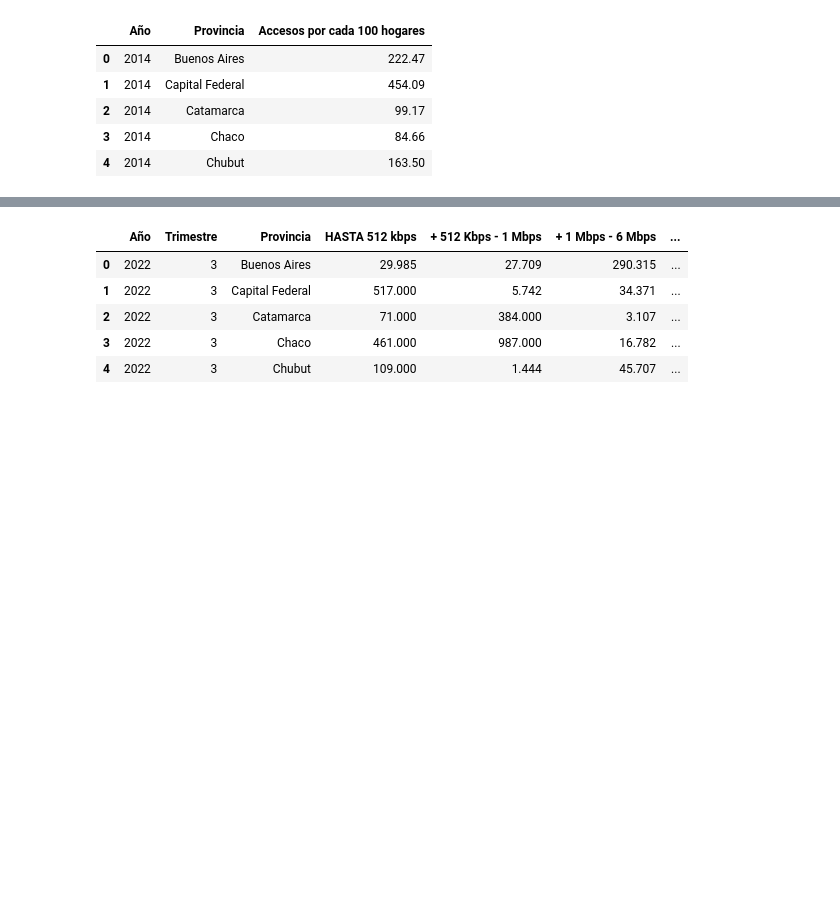
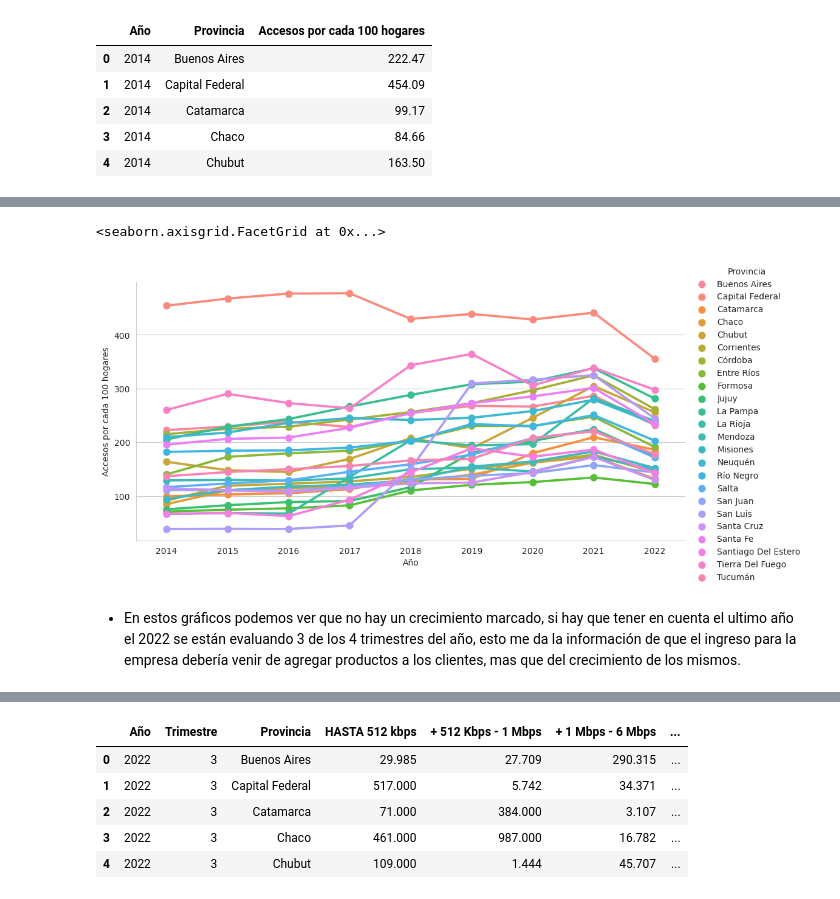
Before and after one commit to fermuba/ENACOM_Data_Analyst, a Jupyter notebook: ENACOM_EDA.ipynb, the cells around one changed output, grey strips where cells are left out. Cells and saved outputs as stored; diff of their text form; code cells hidden in the pictures; blank space fills up the shorter version.

```diff
--- a/ENACOM_EDA.ipynb
+++ b/ENACOM_EDA.ipynb
@@ -456,0 +487,8 @@ internet_hogar.head()
+# %%
+sns.set_style("whitegrid")
+sns.catplot(x= 'Año', y= 'Accesos por cada 100 hogares', data= internet_hogar, kind= "point", hue= 'Provincia', aspect= 2)
+# %% [output]
+<seaborn.axisgrid.FacetGrid at 0x...>
+[figure, added]
+# %% [markdown]
+- En estos gráficos podemos ver que no hay un crecimiento marcado, si hay que tener en cuenta el ultimo año el 2022 se están evaluando 3 de los 4 trimestres del año, esto me da la información de que el ingreso para la empresa debería venir de agregar productos a los clientes, mas que del crecimiento de los mismos.
```
Also changed, not shown: parts of 43 cells of this notebook, 1 other file.
